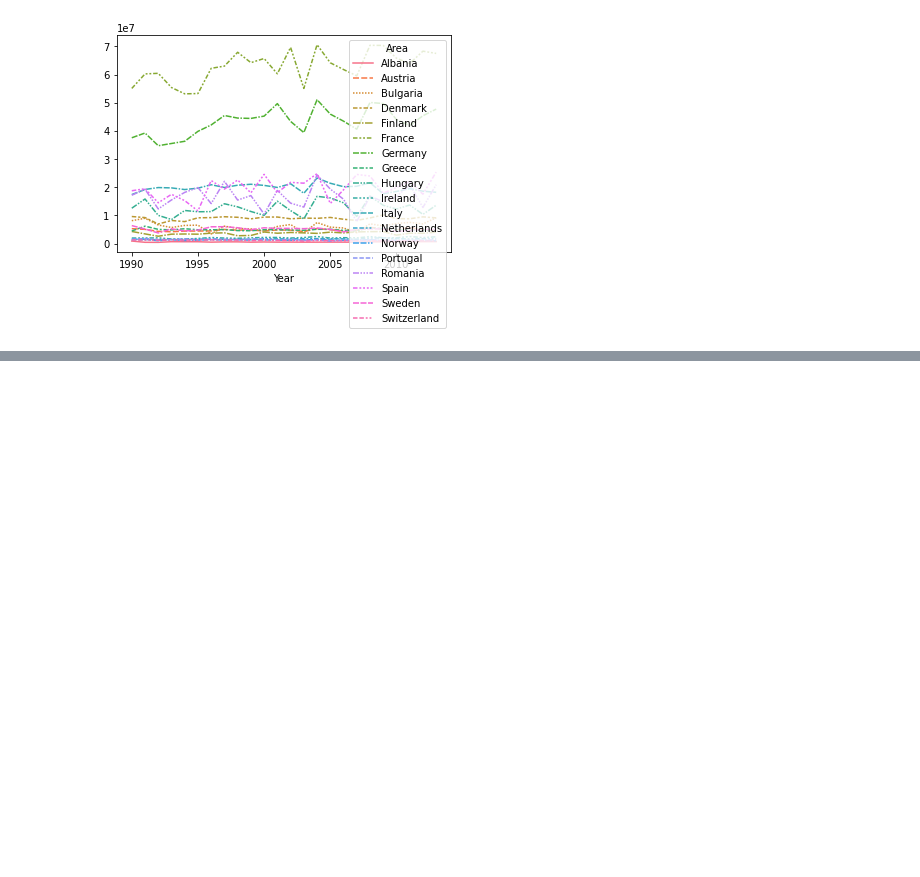
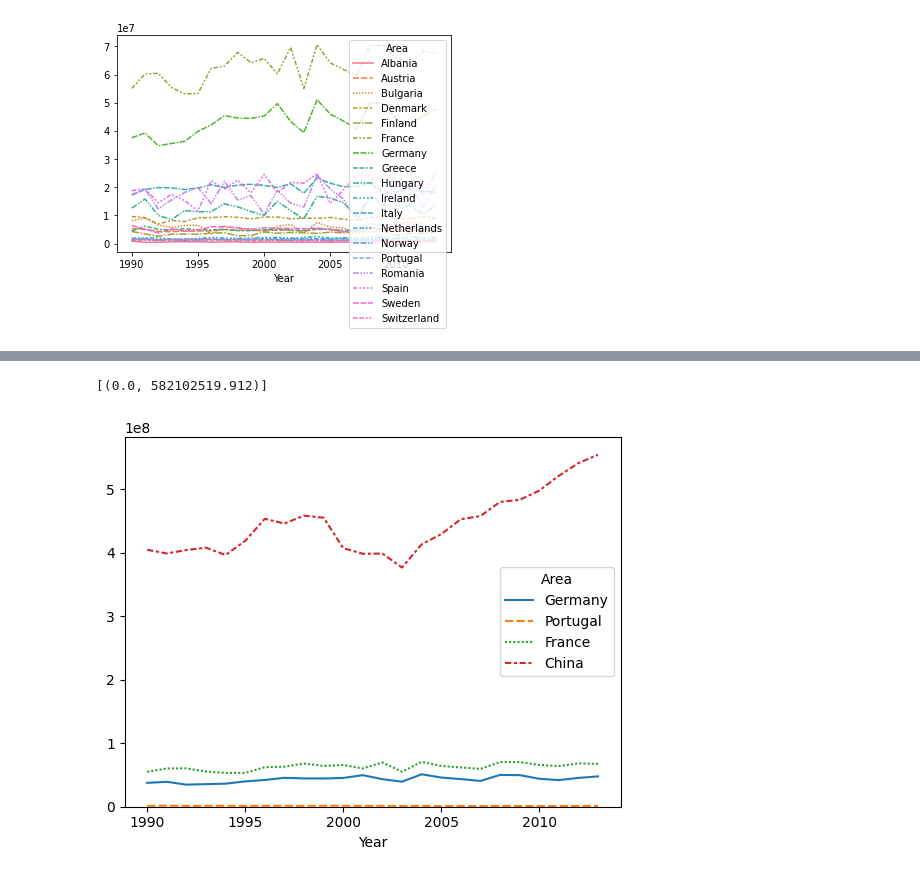
Before and after one commit to LucasJohannsenShadow/AVCD, a Jupyter notebook: Projet.ipynb, the cells around one changed output, grey strips where cells are left out. Cells and saved outputs as stored; diff of their text form; code cells hidden in the pictures; blank space fills up the shorter version.

```diff
--- a/Projet.ipynb
+++ b/Projet.ipynb
@@ -298,0 +320,6 @@ sns.lineplot(data=df_Year)
+# %%
+p1 = sns.lineplot(data=merged_cereal_wide[["Germany", "Portugal", "France", "China"]])
+p1.set(ylim=(0))
+# %% [output]
+[(0.0, 582102519.912)]
+[figure, added]
```
Also changed, not shown: parts of 7 cells of this notebook, 4 other files.
